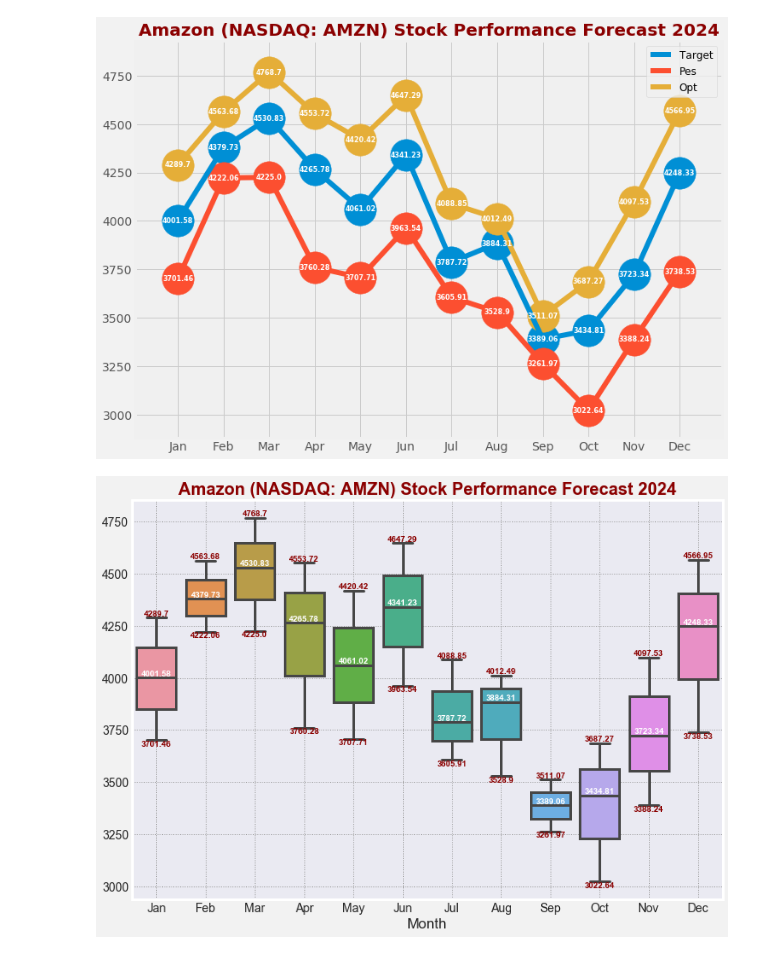
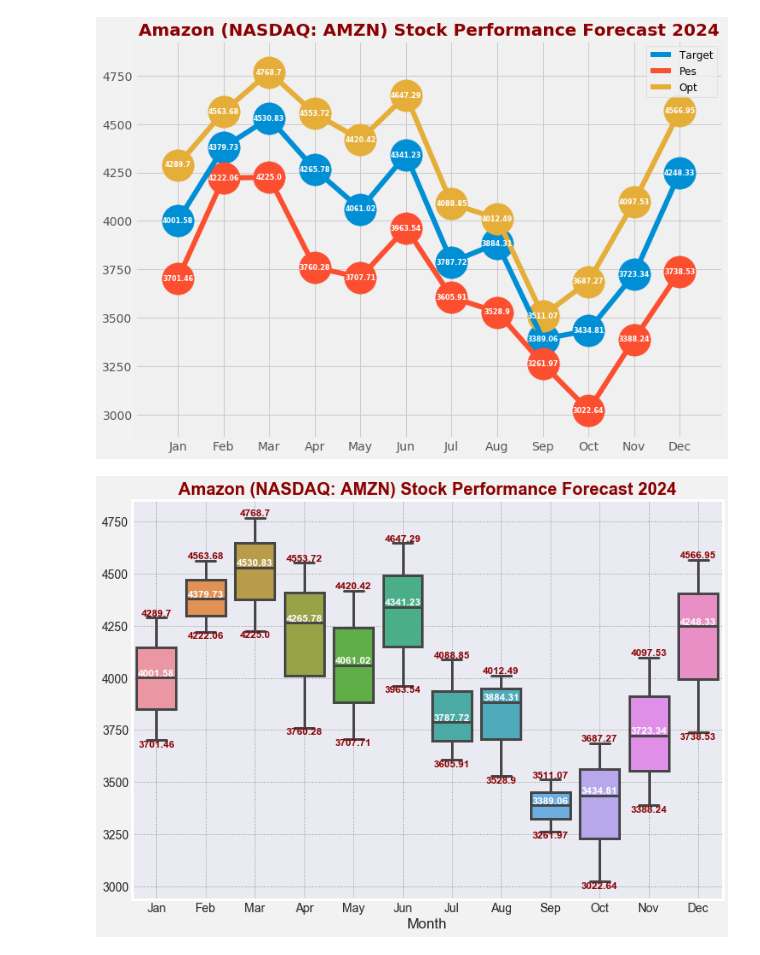
Before and after one commit to attila5287/scrap_and_dataviz, a Jupyter notebook: scrap_and_frame.ipynb, the cells around one changed output. Saved outputs shown, nothing was run; the diff lists cells and outputs as text; code cells hidden in the pictures.

```diff
--- a/scrap_and_frame.ipynb
+++ b/scrap_and_frame.ipynb
@@ -123,36 +123,36 @@ import seaborn as sns
 # %%
 plt.figure(figsize=(11, 8), facecolor='0.95', )
 plt.title('Amazon (NASDAQ: AMZN) Stock Performance Forecast 2024', fontsize=20,
           color='darkred', weight='semibold')
 box_plot = sns.boxplot(data=df.transpose(), orient="",linewidth=3.0 )
 sns.set_style("darkgrid", {"grid.color": ".6", "grid.linestyle": ":"})
 plt.grid(visible=True)
 
 for xtick,i in enumerate(box_plot.get_xticks()):
     pass
     box_plot.text(i,df['Target'][i],df['Target'][i],
                   verticalalignment='bottom',
                   horizontalalignment='center',
-                  size='x-small',
+                  size='small',
                   color='w',
                   weight='bold'
                  )
     box_plot.text(i,df['Opt'][i],df['Opt'][i],
                   verticalalignment='bottom',
                   horizontalalignment='center',
-                  size='x-small',
+                  size='small',
                   color='darkred',
                   weight='semibold'
                  )
     box_plot.text(i,df['Pes'][i],df['Pes'][i],
                   verticalalignment='top',
                   horizontalalignment='center',
-                  size='x-small',
+                  size='small',
                   color='darkred',
                   weight='semibold'
                  )
 # %% [output]
-[figure, old version]
+[figure, new version]
 # %%
 df.transpose()
 # %% [output]
```
